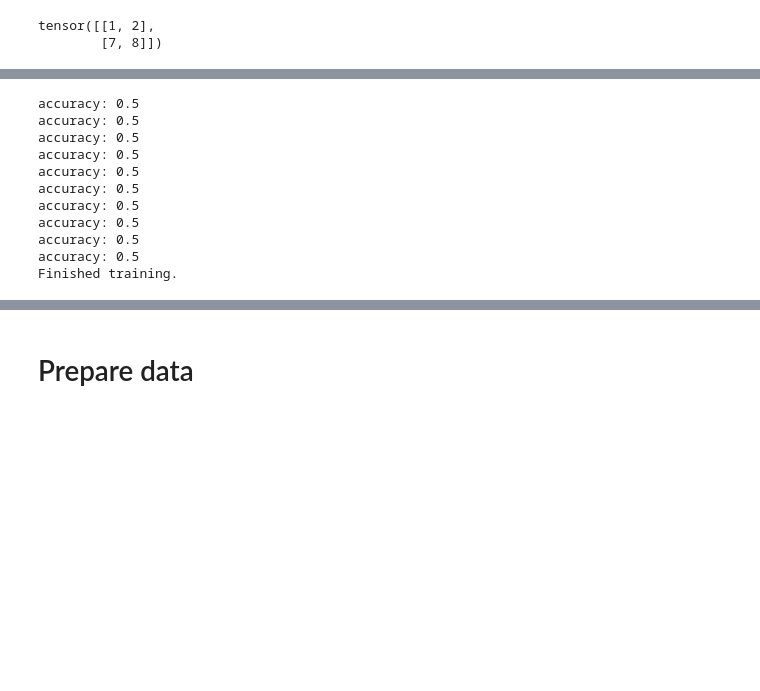
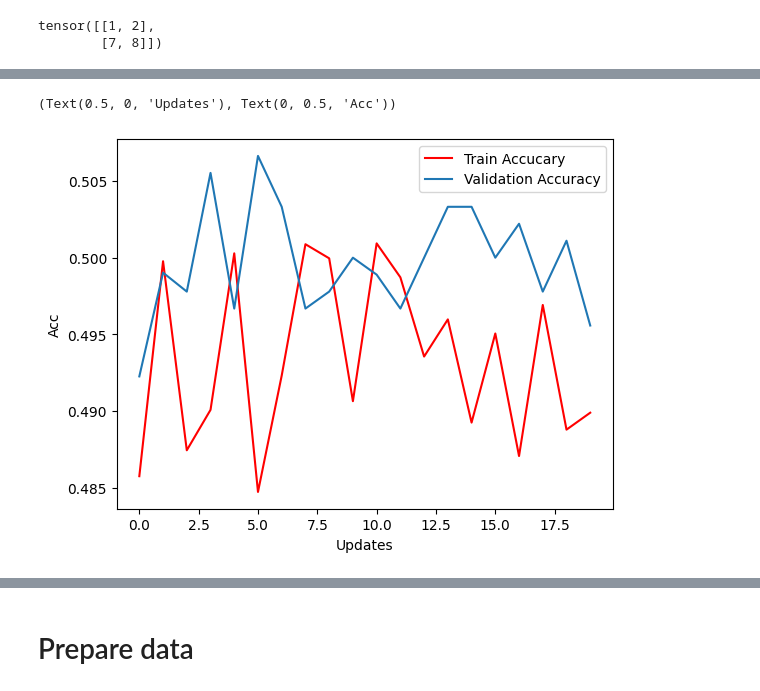
Before and after one commit to RasmusML/nlp_question_answer_project, a Jupyter notebook: 2. Representation Learning.ipynb, the cells around one changed output, grey strips where cells are left out. Saved outputs shown, nothing was run; the diff lists cells and outputs as text; code cells hidden in the pictures; blank space fills up the shorter version.

```diff
--- a/2. Representation Learning.ipynb
+++ b/2. Representation Learning.ipynb
@@ -171,10 +162,10 @@ class TinyNetwork1(nn.Module):
         self.net = nn.Sequential(
             nn.Embedding.from_pretrained(pretrained_embeddings),
             nn.Linear(pretrained_embeddings.shape[1], n_classes),
-            nn.Softmax(dim=0)
+            #nn.Softmax(dim=0)
         )
 
-    def forward(self, inputs):
+    def forward(self, inputs, input_lengths):
         return self.net.forward(inputs)
 # %%
 class TinyNetwork2(nn.Module):
@@ -232,8 +239,8 @@ def prepare_embedding_matrix(embed_matrix):
     OOV = torch.zeros(embed_dim, dtype=torch.float32)
     embed_pre = (torch.tensor(embed_matrix, dtype=torch.float32))
 
-    pad_id = embed_pre.shape[1]
-    OOV_id = embed_pre.shape[1] + 1
+    OOV_id = embed_pre.shape[0]
+    pad_id = embed_pre.shape[0] + 1
 
     return torch.vstack((embed_pre, pad, OOV)), pad_id, OOV_id
 # %%
@@ -242,7 +253,7 @@ device = torch.device("cuda") if torch.cuda.is_available() else torch.device("cp
 tok2vec = compress_fasttext.models.CompressedFastTextKeyedVectors.load("fasttext-en-mini")
 pretrained_embeddings, pad_id, OOV_id = prepare_embedding_matrix(tok2vec.get_normed_vectors())
 
-model = TinyNetwork2(pretrained_embeddings)
+model = TinyNetwork1(pretrained_embeddings)
 model.to(device)
 print(model)
 # %% [output]
@@ -338,52 +414,9 @@ Finished training.
-# %%
-num_epochs = 10
-
-train_sentences = torch.tensor([[42, 1, 0], [42, 1, 0], [18, 14, 0], [18, 1, 2]], dtype=torch.int32)
-train_lengths = torch.tensor([2, 2, 2, 3], dtype=torch.int32)
-train_target = torch.tensor([1, 1, 0, 0])
-
-step = 0
-model.train()
-
-train_accuracies = []
-valid_accuracies = []
-
-for epoch in range(num_epochs):
-    inputs = train_sentences
-    lengths = train_lengths
-    targets = train_target
-
-    # Forward pass.
-    outputs = model(inputs, lengths)
-    loss = loss_fn(outputs, targets)
-
-    # Backward pass.
-    optimizer.zero_grad()
-    loss.backward()
-    #torch.nn.utils.clip_grad_norm_(model.parameters(), 1.0)
-    optimizer.step()
-
-    step += 1
-
-    # Compute accuracy.
-    predictions = outputs.max(1)[1]
-
-    #print(outputs)
-    #print(predictions)
-
-    print("accuracy: {}".format(accuracy_score(targets, predictions)))
-
-
-print("Finished training.")
-# %% [output]
-accuracy: 0.5
-accuracy: 0.5
-accuracy: 0.5
-accuracy: 0.5
-accuracy: 0.5
-accuracy: 0.5
-accuracy: 0.5
-accuracy: 0.5
-accuracy: 0.5
-accuracy: 0.5
-Finished training.
+# %%
+epoch = np.arange(len(train_acc))
+plt.figure()
+plt.plot(epoch, train_acc, 'r', epoch, val_acc)
+plt.legend(['Train Accucary','Validation Accuracy'])
+plt.xlabel('Updates'), plt.ylabel('Acc')
+# %% [output]
+(Text(0.5, 0, 'Updates'), Text(0, 0.5, 'Acc'))
+[figure, added]
```
Also changed, not shown: parts of 24 cells of this notebook, 1 other file.
